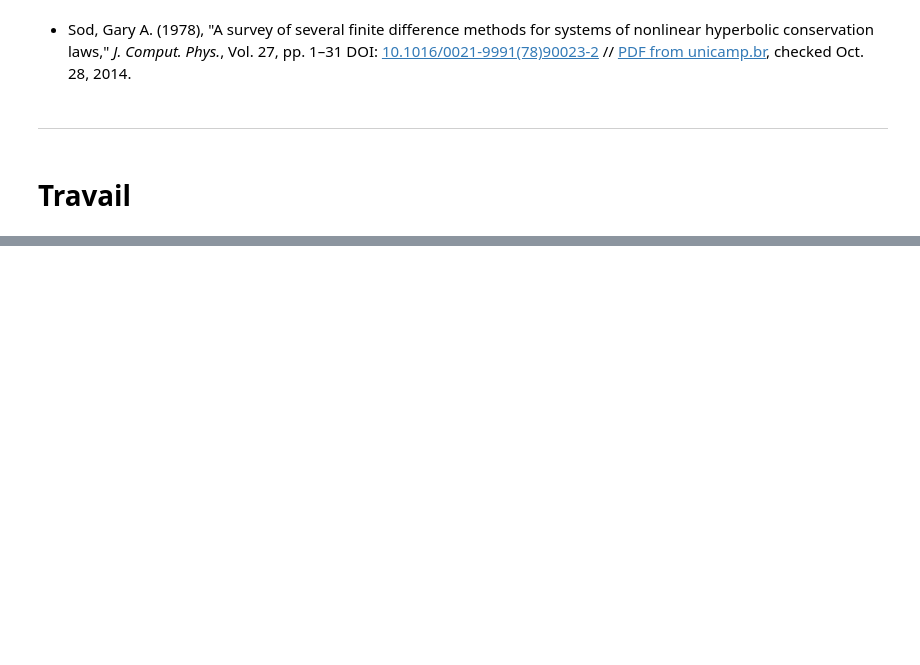
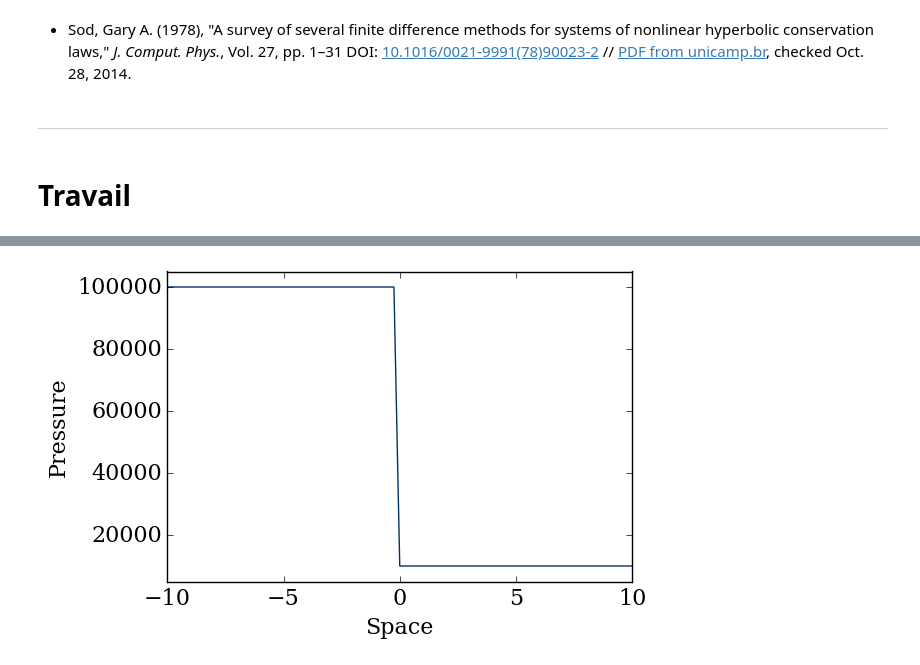
Before and after one commit to LusArt/Shock_Tube, a Jupyter notebook: Shock_Tube.ipynb, the cells around one changed output, grey strips where cells are left out. Saved outputs shown, nothing was run; the diff lists cells and outputs as text; code cells hidden in the pictures; blank space fills up the shorter version.

```diff
--- a/Shock_Tube.ipynb
+++ b/Shock_Tube.ipynb
@@ -519,0 +438,7 @@ HTML(anim.to_html5_video())
+# %%
+pyplot.plot(x, A[2], color='#003366', ls='-', lw=1)
+pyplot.ylabel('Pressure')
+pyplot.xlabel('Space')
+pyplot.ylim(5000,105000);
+# %% [output]
+[figure, added]
```
Also changed, not shown: parts of 44 cells of this notebook.
